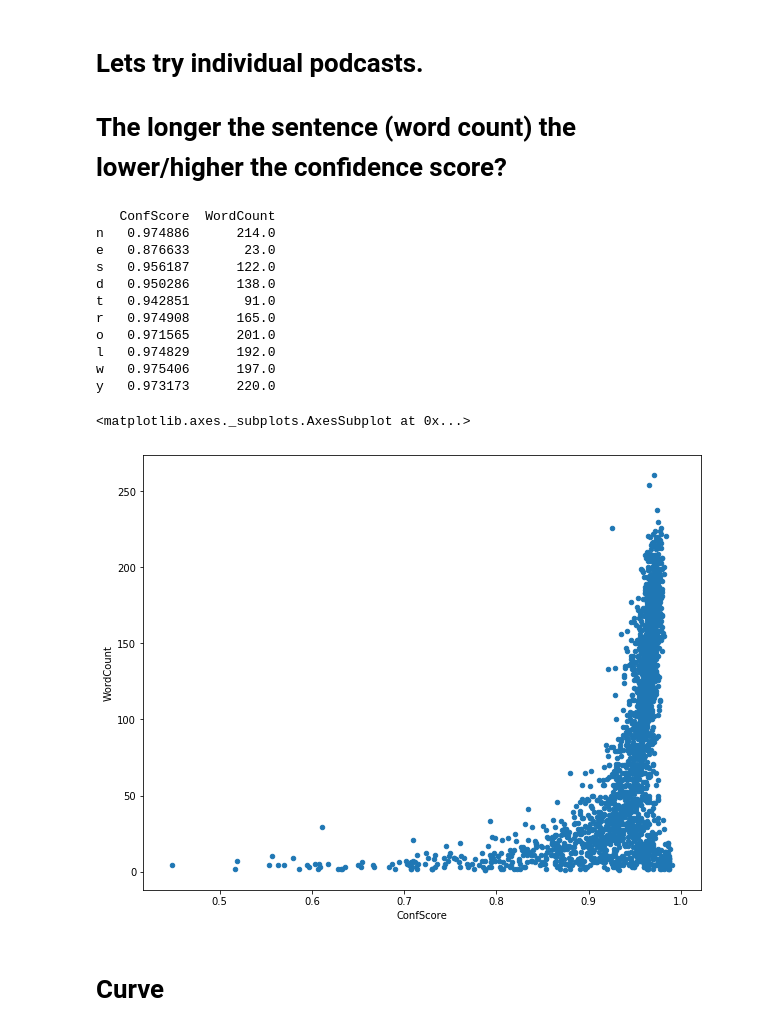
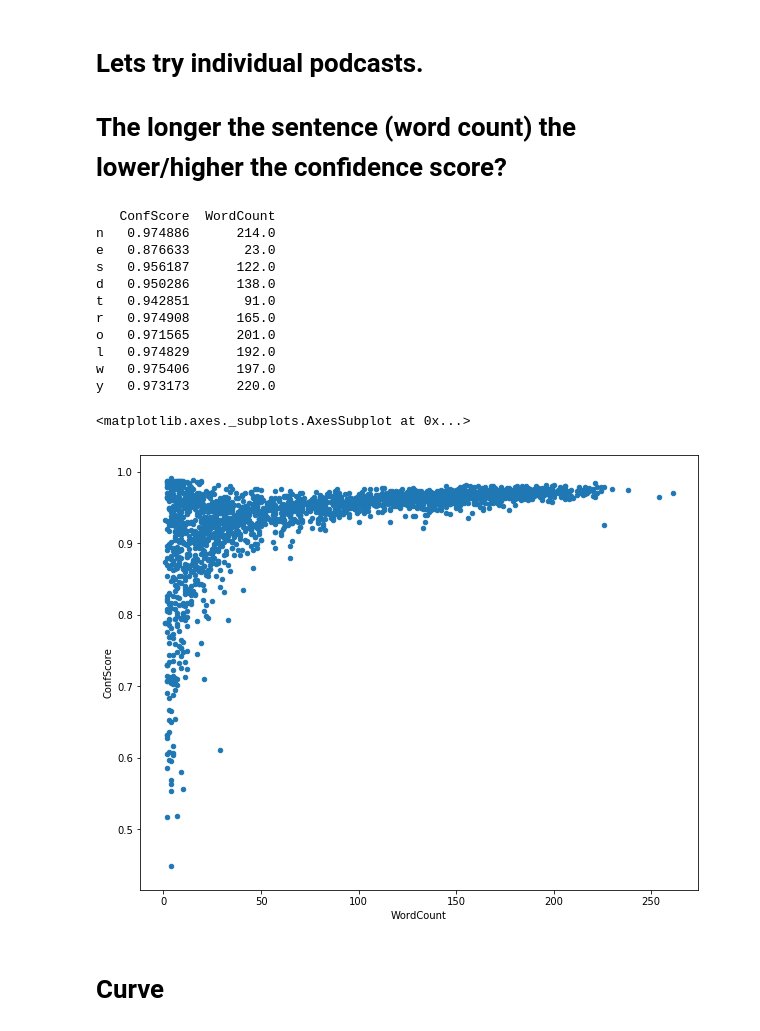
Before and after one commit to UNCG-CSE/Podknow, a Jupyter notebook: src/notebooks/PodcastConfidenceScores.ipynb, the cells around one changed output. Drawn from its saved outputs; the diff is of its cells as text; code cells hidden in the pictures.

```diff
--- a/src/notebooks/PodcastConfidenceScores.ipynb
+++ b/src/notebooks/PodcastConfidenceScores.ipynb
@@ -166,35 +166,35 @@ jsonFileCount = len(djsonFiles)
 pdf_conf = pd.DataFrame(columns=["ConfScore", "WordCount"])
 
 for jsfEntry in djsonFiles:
 
     pdf_temp = pd.DataFrame(columns=["ConfScore","WordCount"])
 
     for n in range(len(jsfEntry['Transcripts'])):
         wordCount = 1
         for i in str(jsfEntry['Transcripts'][n][1]):
             if (i==' '):
                 wordCount = wordCount + 1
         pdf_temp.loc[i] = [jsfEntry['Transcripts'][n][0]] + [ wordCount ]
 
     pdf_conf = pdf_conf.append(pdf_temp)
 
 pdf_conf.reset_index()
 print(pdf_conf.head(10))
-pdf_conf.plot(kind="scatter", x="ConfScore", y="WordCount", figsize=(10,8))
+pdf_conf.plot(kind="scatter", x="WordCount", y="ConfScore", figsize=(10,8))
 # %% [output]
    ConfScore  WordCount
 n   0.974886      214.0
 e   0.876633       23.0
 s   0.956187      122.0
 d   0.950286      138.0
 t   0.942851       91.0
 r   0.974908      165.0
 o   0.971565      201.0
 l   0.974829      192.0
 w   0.975406      197.0
 y   0.973173      220.0
 <matplotlib.axes._subplots.AxesSubplot at 0x...>
-[figure, old version]
+[figure, new version]
 # %% [markdown]
 # Curve
 # %%
```
Also changed, not shown: parts of 1 cell of this notebook, 4 other files.
